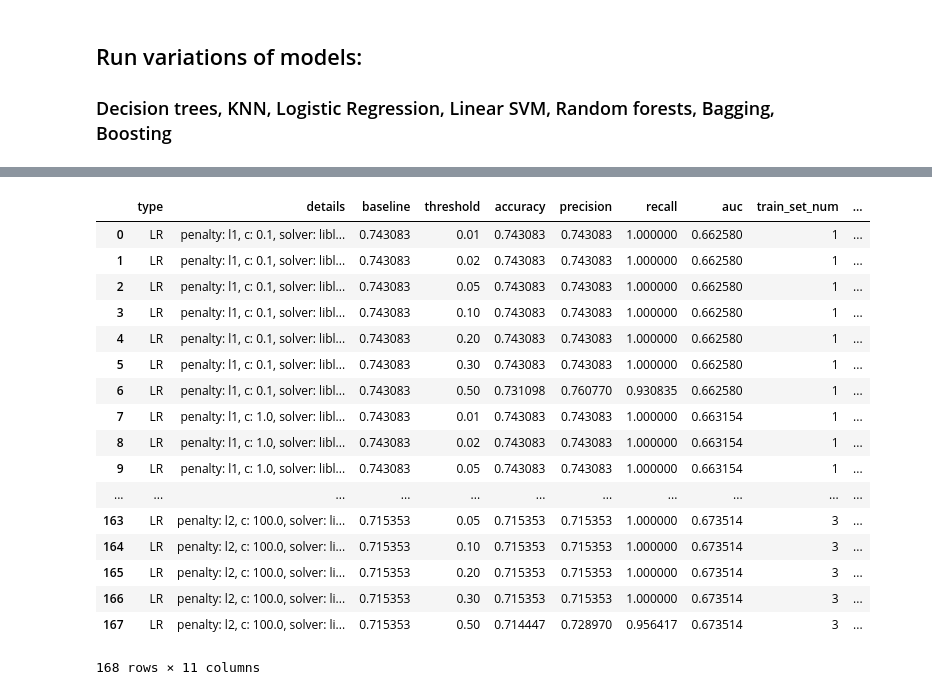
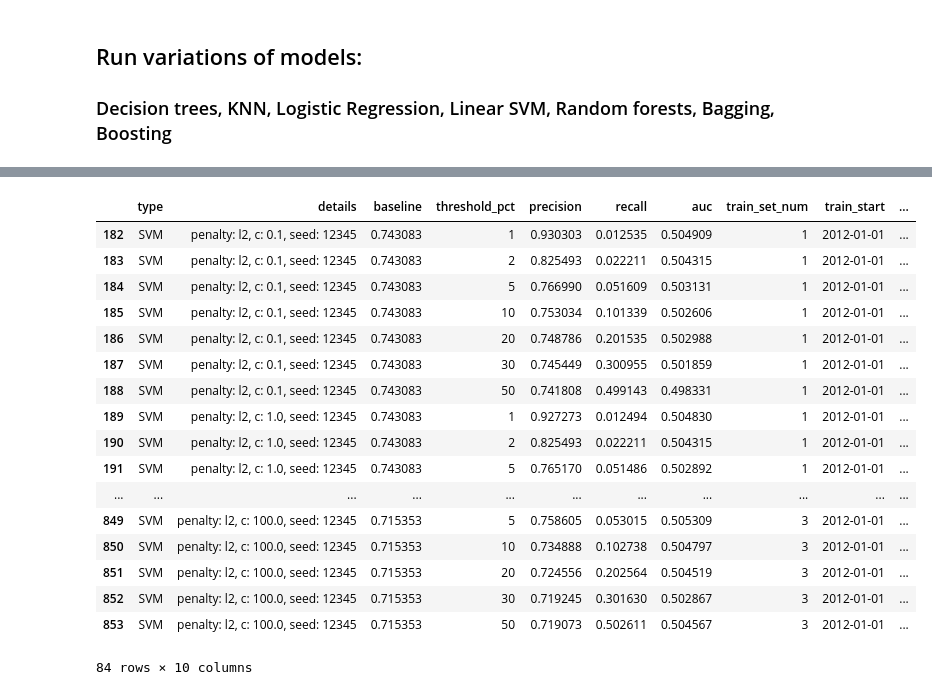
Before and after one commit to laurenjli/ml-pubpol, a Jupyter notebook: hw3/hw3_analysis.ipynb, the cells around one changed output, grey strips where cells are left out. Saved outputs shown, nothing was run; the diff lists cells and outputs as text; code cells hidden in the pictures.

Commit message:
finished running models

```diff
--- a/hw3/hw3_analysis.ipynb
+++ b/hw3/hw3_analysis.ipynb
@@ -342,16 +342,18 @@ feature_cols.remove('label')
 feature_cols.remove('date_posted')
 seed=12345
 # %%
-# models = [
-#     {'type': 'Dtree', 'clf': pp.dtree_score, 'criteria': ['entropy', 'gini'], 'depth': [10,20,30],'min_leaf': [100, 300,500], 'seed': seed},
-#     {'type': 'LR', 'clf': lr_score, 'p': ['l1','l2'], 'c': [0.1, 1.0, 10.0, 100.0], 'solver': ['liblinear'], 'seed': seed},
-#     {'type': 'SVM', 'clf': linsvc_score, 'p': ['l2'], 'c': [0.1, 1.0, 10.0, 100.0], 'seed': seed},
-#     {'type': 'KNN', 'clf': knn_score, 'n': [5,15], 'weights': ['uniform','distance'], 'distance_metric':['minkowski'], 'p': [1,2]}
-# ]
-models = models = [
-    {'type': 'LR', 'clf': lr_score, 'p': ['l1','l2'], 'c': [0.1, 1.0, 10.0, 100.0], 'solver': ['liblinear'], 'seed': seed}]
-thresholds = [0.01, 0.02, 0.05, 0.1, 0.2,0.3, 0.5]
-svm_thresh = [-0.5, 0, 0.5]
+models = [
+    {'type': 'Dtree', 'clf': pp.dtree_score, 'criteria': ['entropy', 'gini'], 'depth': [10,20,30],'min_leaf': [100, 300,500], 'seed': seed},
+    {'type': 'LR', 'clf': lr_score, 'p': ['l1','l2'], 'c': [0.1, 1.0, 10.0, 100.0], 'solver': ['liblinear'], 'seed': seed},
+    {'type': 'SVM', 'clf': linsvc_score, 'p': ['l2'], 'c': [0.1, 1.0, 10.0, 100.0], 'seed': seed},
+    {'type': 'Bagging_dtree', 'clf': bagging_score, 'n': [10, 50, 100], 'base':[None], 'seed':seed},
+    {'type': 'ADABoost_dtree', 'clf': adaboost_score, 'n': [10, 50, 100], 'base':[None], 'seed':seed},
+    {'type': 'Random Forest', 'clf': rforest_score, 'n': [10, 50, 100], 'criterion': ['entropy', 'gini'], 'seed': seed},
+    {'type': 'KNN', 'clf': knn_score, 'n': [5], 'weights': ['uniform','distance'], 'distance_metric':['minkowski'],'p': [1,2]}
+]
+
+#models = [{'type': 'Random Forest', 'clf': rforest_score, 'n': [10, 50, 100], 'criterion': ['entropy', 'gini'], 'seed': seed}]
+thresholds = [1, 2, 5, 10, 20,30, 50]
 # %%
 results = []
 
@@ -474,22 +543,22 @@ penalty: l2, c: 100.0, solver: liblinear, seed: 12345
 # %%
-resdf[resdf['type']=='LR']
+resdf[resdf['type'] == 'SVM']
 # %% [output]
-|  | type | details | baseline | threshold | accuracy | precision | recall | auc | train_set_num | ... |
-| 0 | LR | penalty: l1, c: 0.1, solver: libl... | 0.743083 | 0.01 | 0.743083 | 0.743083 | 1.000000 | 0.662580 | 1 | ... |
-| 1 | LR | penalty: l1, c: 0.1, solver: libl... | 0.743083 | 0.02 | 0.743083 | 0.743083 | 1.000000 | 0.662580 | 1 | ... |
-| 2 | LR | penalty: l1, c: 0.1, solver: libl... | 0.743083 | 0.05 | 0.743083 | 0.743083 | 1.000000 | 0.662580 | 1 | ... |
-| 3 | LR | penalty: l1, c: 0.1, solver: libl... | 0.743083 | 0.10 | 0.743083 | 0.743083 | 1.000000 | 0.662580 | 1 | ... |
-| 4 | LR | penalty: l1, c: 0.1, solver: libl... | 0.743083 | 0.20 | 0.743083 | 0.743083 | 1.000000 | 0.662580 | 1 | ... |
-| 5 | LR | penalty: l1, c: 0.1, solver: libl... | 0.743083 | 0.30 | 0.743083 | 0.743083 | 1.000000 | 0.662580 | 1 | ... |
-| 6 | LR | penalty: l1, c: 0.1, solver: libl... | 0.743083 | 0.50 | 0.731098 | 0.760770 | 0.930835 | 0.662580 | 1 | ... |
-| 7 | LR | penalty: l1, c: 1.0, solver: libl... | 0.743083 | 0.01 | 0.743083 | 0.743083 | 1.000000 | 0.663154 | 1 | ... |
-| 8 | LR | penalty: l1, c: 1.0, solver: libl... | 0.743083 | 0.02 | 0.743083 | 0.743083 | 1.000000 | 0.663154 | 1 | ... |
-| 9 | LR | penalty: l1, c: 1.0, solver: libl... | 0.743083 | 0.05 | 0.743083 | 0.743083 | 1.000000 | 0.663154 | 1 | ... |
+|  | type | details | baseline | threshold_pct | precision | recall | auc | train_set_num | train_start | ... |
+| 182 | SVM | penalty: l2, c: 0.1, seed: 12345 | 0.743083 | 1 | 0.930303 | 0.012535 | 0.504909 | 1 | 2012-01-01 | ... |
+| 183 | SVM | penalty: l2, c: 0.1, seed: 12345 | 0.743083 | 2 | 0.825493 | 0.022211 | 0.504315 | 1 | 2012-01-01 | ... |
+| 184 | SVM | penalty: l2, c: 0.1, seed: 12345 | 0.743083 | 5 | 0.766990 | 0.051609 | 0.503131 | 1 | 2012-01-01 | ... |
+| 185 | SVM | penalty: l2, c: 0.1, seed: 12345 | 0.743083 | 10 | 0.753034 | 0.101339 | 0.502606 | 1 | 2012-01-01 | ... |
+| 186 | SVM | penalty: l2, c: 0.1, seed: 12345 | 0.743083 | 20 | 0.748786 | 0.201535 | 0.502988 | 1 | 2012-01-01 | ... |
+| 187 | SVM | penalty: l2, c: 0.1, seed: 12345 | 0.743083 | 30 | 0.745449 | 0.300955 | 0.501859 | 1 | 2012-01-01 | ... |
+| 188 | SVM | penalty: l2, c: 0.1, seed: 12345 | 0.743083 | 50 | 0.741808 | 0.499143 | 0.498331 | 1 | 2012-01-01 | ... |
+| 189 | SVM | penalty: l2, c: 1.0, seed: 12345 | 0.743083 | 1 | 0.927273 | 0.012494 | 0.504830 | 1 | 2012-01-01 | ... |
+| 190 | SVM | penalty: l2, c: 1.0, seed: 12345 | 0.743083 | 2 | 0.825493 | 0.022211 | 0.504315 | 1 | 2012-01-01 | ... |
+| 191 | SVM | penalty: l2, c: 1.0, seed: 12345 | 0.743083 | 5 | 0.765170 | 0.051486 | 0.502892 | 1 | 2012-01-01 | ... |
 | ... | ... | ... | ... | ... | ... | ... | ... | ... | ... | ... |
-| 163 | LR | penalty: l2, c: 100.0, solver: li... | 0.715353 | 0.05 | 0.715353 | 0.715353 | 1.000000 | 0.673514 | 3 | ... |
-| 164 | LR | penalty: l2, c: 100.0, solver: li... | 0.715353 | 0.10 | 0.715353 | 0.715353 | 1.000000 | 0.673514 | 3 | ... |
-| 165 | LR | penalty: l2, c: 100.0, solver: li... | 0.715353 | 0.20 | 0.715353 | 0.715353 | 1.000000 | 0.673514 | 3 | ... |
-| 166 | LR | penalty: l2, c: 100.0, solver: li... | 0.715353 | 0.30 | 0.715353 | 0.715353 | 1.000000 | 0.673514 | 3 | ... |
-| 167 | LR | penalty: l2, c: 100.0, solver: li... | 0.715353 | 0.50 | 0.714447 | 0.728970 | 0.956417 | 0.673514 | 3 | ... |
+| 849 | SVM | penalty: l2, c: 100.0, seed: 12345 | 0.715353 | 5 | 0.758605 | 0.053015 | 0.505309 | 3 | 2012-01-01 | ... |
+| 850 | SVM | penalty: l2, c: 100.0, seed: 12345 | 0.715353 | 10 | 0.734888 | 0.102738 | 0.504797 | 3 | 2012-01-01 | ... |
+| 851 | SVM | penalty: l2, c: 100.0, seed: 12345 | 0.715353 | 20 | 0.724556 | 0.202564 | 0.504519 | 3 | 2012-01-01 | ... |
+| 852 | SVM | penalty: l2, c: 100.0, seed: 12345 | 0.715353 | 30 | 0.719245 | 0.301630 | 0.502867 | 3 | 2012-01-01 | ... |
+| 853 | SVM | penalty: l2, c: 100.0, seed: 12345 | 0.715353 | 50 | 0.719073 | 0.502611 | 0.504567 | 3 | 2012-01-01 | ... |
-168 rows × 11 columns
+84 rows × 10 columns
 # %%
```
Also changed, not shown: parts of 33 cells of this notebook, 3 other files.
